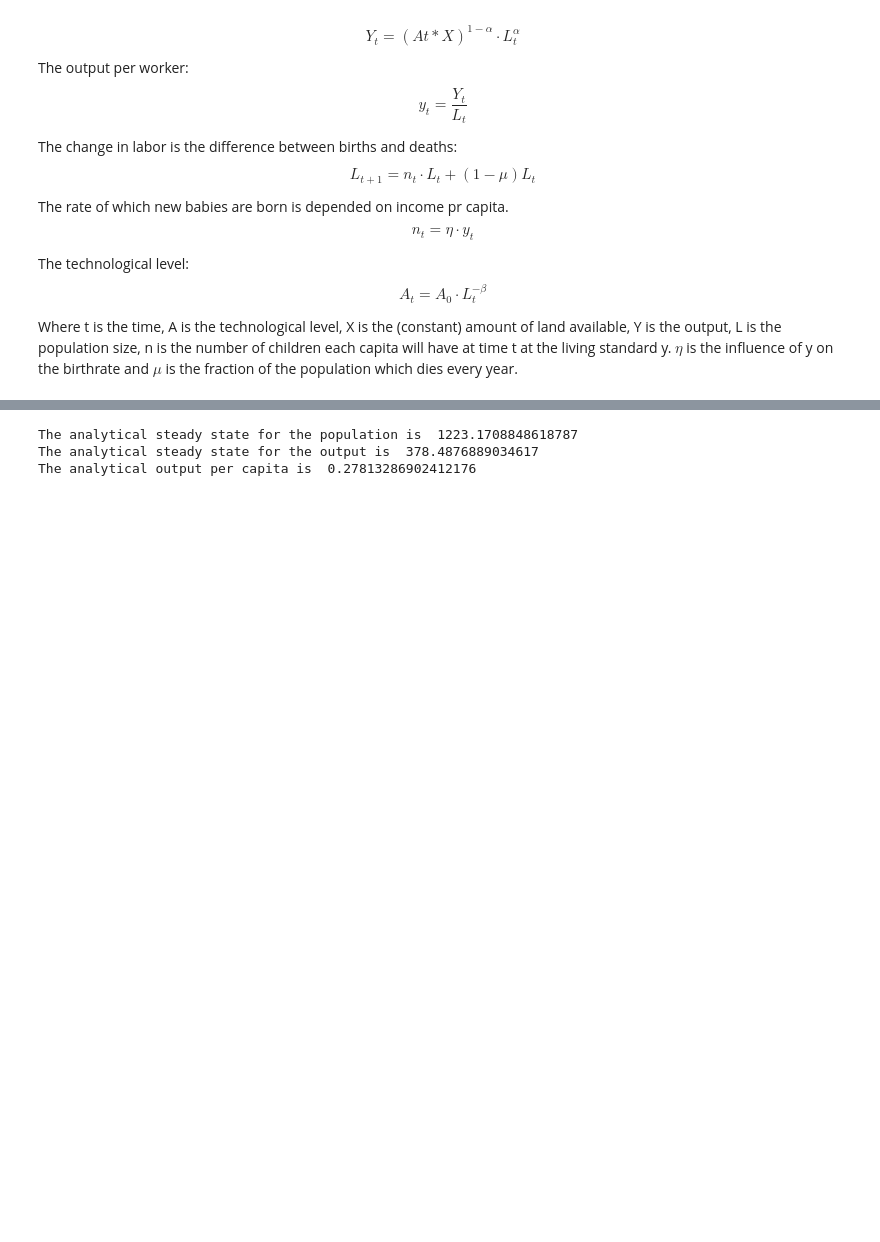
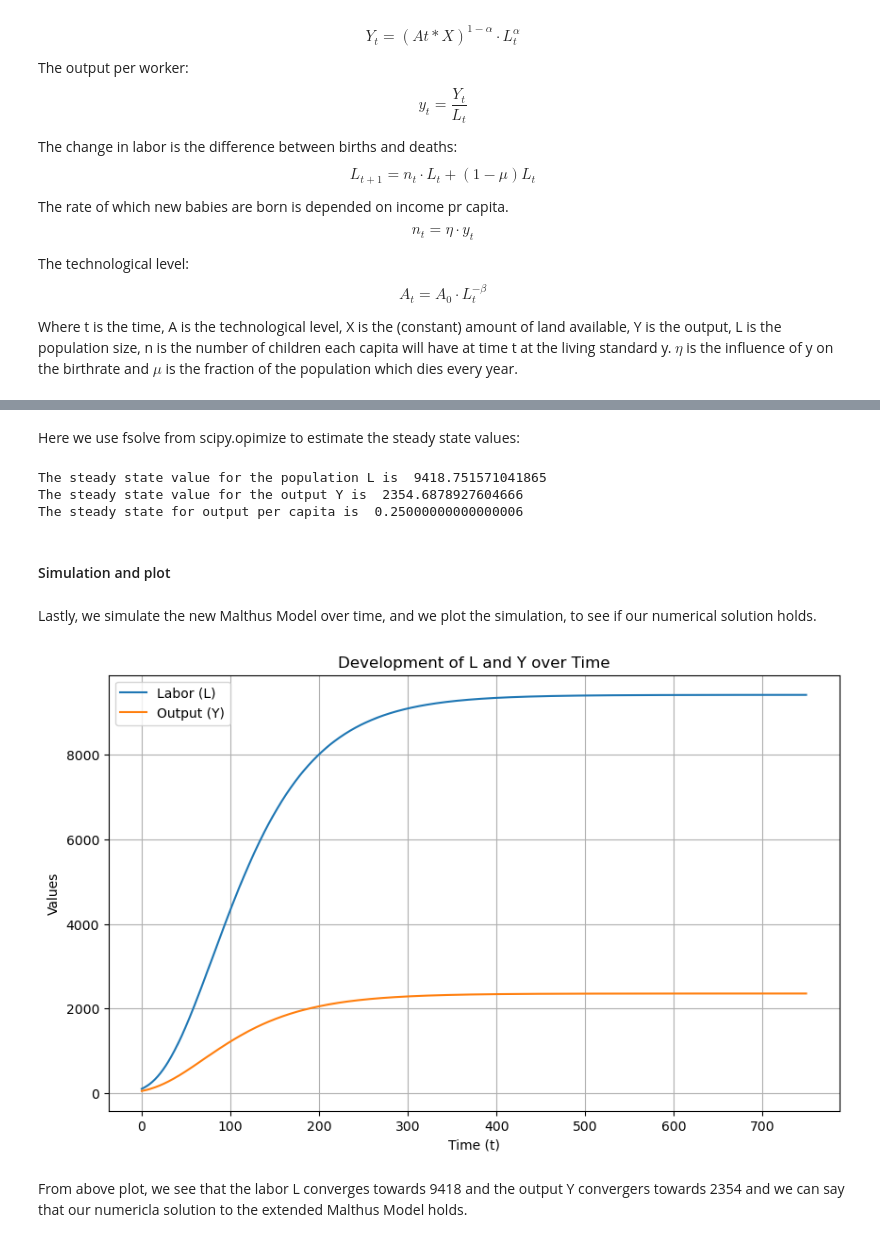
Before and after one commit to NumEconCopenhagen/projects-2024-thomas-lucas-jacob, a Jupyter notebook: modelproject/MalthusModel.ipynb, the cells around one changed output, grey strips where cells are left out. Drawn from its saved outputs; the diff is of its cells as text; code cells hidden in the pictures; blank space fills up the shorter version.

Commit message:
extended final

```diff
--- a/modelproject/MalthusModel.ipynb
+++ b/modelproject/MalthusModel.ipynb
@@ -299,9 +250,69 @@ ss_Y_ex = sm.lambdify((eta, A_0, X, alpha, mu, beta), Y_ss_ex, 'numpy')
-# %%
-# We print the solutions
-print("The analytical steady state for the population is ", ss_L_ex(0.4, model_ext.par.A0, model_ext.par.X, model_ext.par.alpha, model_ext.par.mu, model_ext.par.beta)) #we print the results for the steady state values using set parameter values from out .py file
-print("The analytical steady state for the output is ", ss_Y_ex(0.4, model_ext.par.A0, model_ext.par.X, model_ext.par.alpha, model_ext.par.mu, model_ext.par.beta))
-print("The analytical output per capita is ", yt_ex(model_ext.par.A0, model_ext.par.X, model_ext.par.alpha, ss_L_ex(0.4, model_ext.par.A0, model_ext.par.X, model_ext.par.alpha, model_ext.par.mu, model_ext.par.beta), model_ext.par.beta))
-# %% [output]
-The analytical steady state for the population is  1223.1708848618787
-The analytical steady state for the output is  378.4876889034617
-The analytical output per capita is  0.27813286902412176
+# %% [markdown]
+Here we use fsolve from scipy.opimize to estimate the steady state values:
+# %%
+# We estime eta and make a starting guess for L. We use the value of the danish population of 5.6 million people.
+eta_estimate_ex = 0.4
+L_guess_ex = 5600000
+
+# Use initial guess and find steady state values:
+initial_guess_ex = [L_guess_ex, model_ext.Yt(L_guess_ex)]
+
+SS_values_ex = fsolve(model_ext.ss_conditions, initial_guess_ex, args=(eta_estimate_ex))
+
+L_SS_value_ex, Y_SS_value_ex = SS_values_ex
+
+#print(SS_values)
+print('The steady state value for the population L is ', model_ext.Lt1(L_SS_value_ex, eta_estimate_ex))
+print('The steady state value for the output Y is ', model_ext.Yt(L_SS_value_ex))
+print('The steady state for output per capita is ', model_ext.yt(L_SS_value_ex) )
+# %% [output]
+The steady state value for the population L is  9418.751571041865
+The steady state value for the output Y is  2354.6878927604666
+The steady state for output per capita is  0.25000000000000006
+# %% [markdown]
+#### Simulation and plot
+# %% [markdown]
+Lastly, we simulate the new Malthus Model over time, and we plot the simulation, to see if our numerical solution holds.
+# %%
+initial_L_ex = 100  # Initial value of L
+num_periods_ex = 750  # Number of time periods to simulate
+
+# We use arrays to store values over time
+L_values_ex = np.zeros(num_periods_ex)
+Y_values_ex = np.zeros(num_periods_ex)
+
+# We initialize the first value like before
+L_values_ex[0] = initial_L_ex
+Y_values_ex[0] = model_ext.Yt(L_values_ex[0])
+
+# Simulate the system over time
+for t in range(1, num_periods_ex):
+    Y_t = Y_values_ex[t - 1]
+    L_t = L_values_ex[t - 1]
+
+    # Calculate n_t
+    n_t = model_ext.nt(eta, L_t)
+
+    # Calculate L_{t+1}
+    L_next_ex = model_ext.Lt1(L_t, eta_estimate)
+
+    # Update arrays
+    L_values_ex[t] = L_next_ex
+    Y_values_ex[t] = model_ext.Yt(L_next_ex)
+
+# Plotting the results in the plot
+time_periods_ex = np.arange(num_periods_ex)
+
+plt.figure(figsize=(10, 6))
+plt.plot(time_periods_ex, L_values_ex, label='Labor (L)')
+plt.plot(time_periods_ex, Y_values_ex, label='Output (Y)')
+plt.xlabel('Time (t)')
+plt.ylabel('Values')
+plt.title('Development of L and Y over Time')
+plt.legend()
+plt.grid(True)
+plt.show()
+# %% [output]
+[figure, added]
+# %% [markdown]
+From above plot, we see that the labor L converges towards 9418 and the output Y convergers towards 2354 and we can say that our numericla solution to the extended Malthus Model holds.
```
Also changed, not shown: parts of 4 cells of this notebook, 1 other file.
